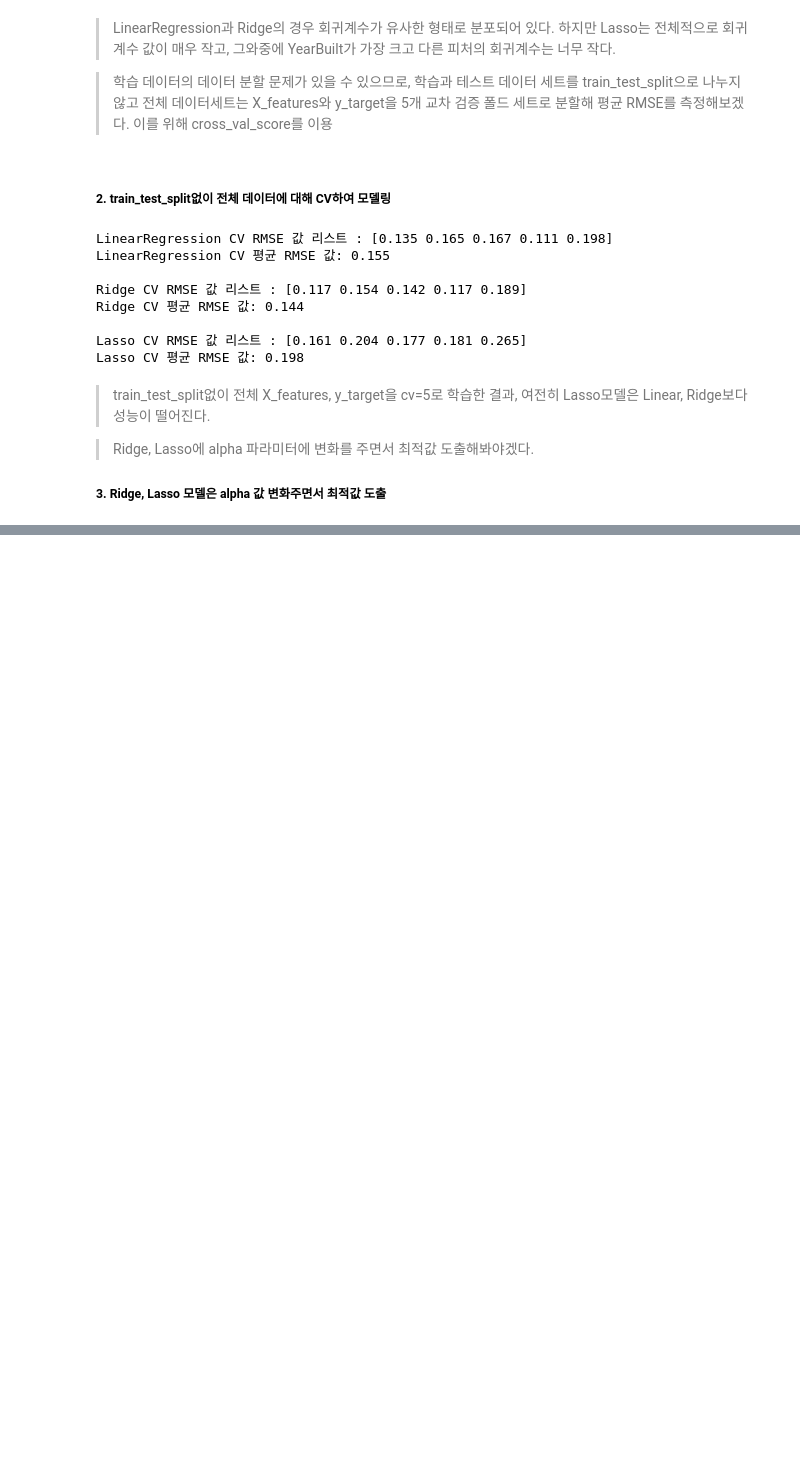
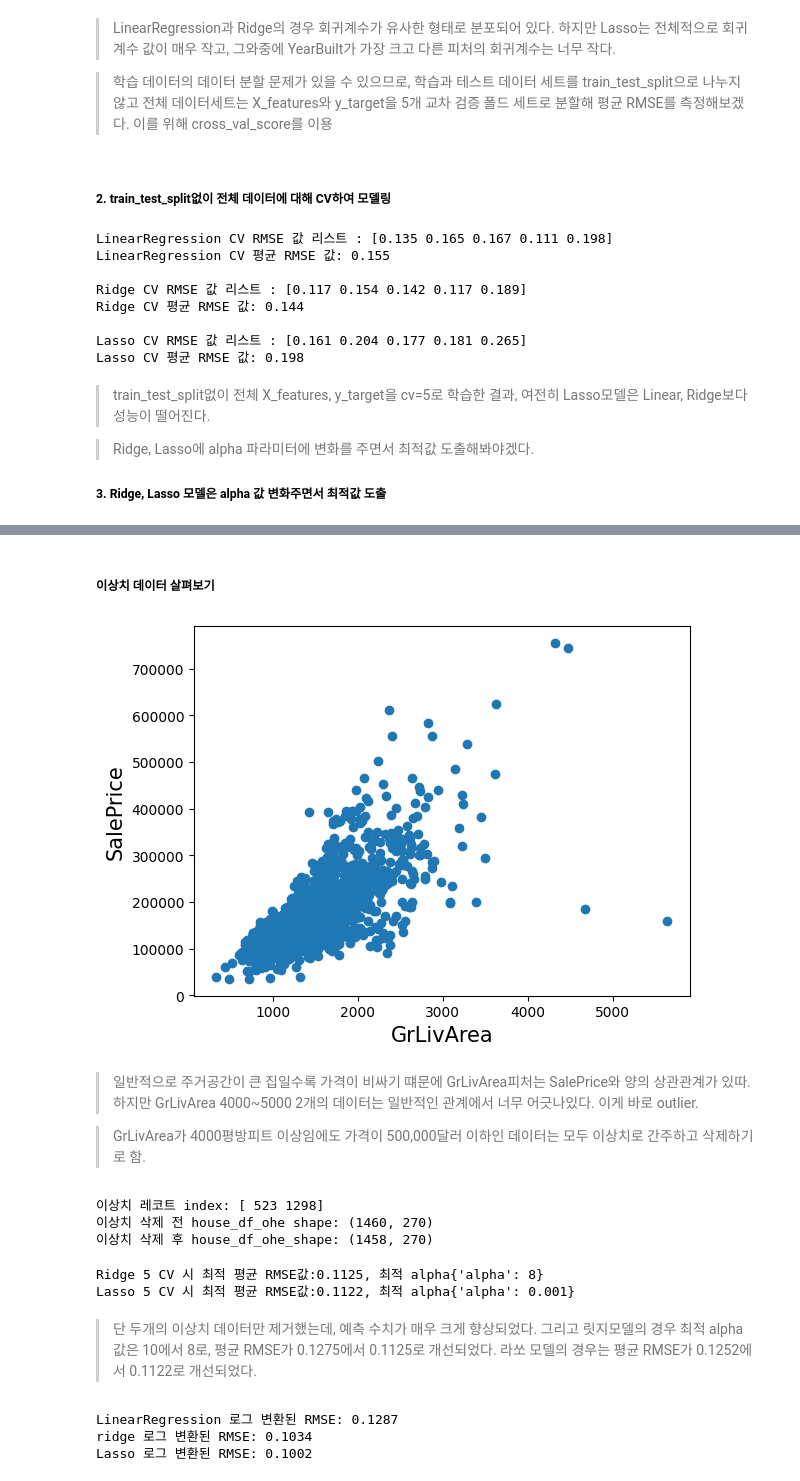
Before and after one commit to Jeeunun/Algorithms, a Jupyter notebook: 1.ML/1.Supervised_Learning/2.Estimation/1.Linear_Regression/Regression-House_prices_dataset.ipynb, the cells around one changed output, grey strips where cells are left out. Cells and saved outputs as stored; diff of their text form; code cells hidden in the pictures; blank space fills up the shorter version.

```diff
--- a/1.ML/1.Supervised_Learning/2.Estimation/1.Linear_Regression/Regression-House_prices_dataset.ipynb
+++ b/1.ML/1.Supervised_Learning/2.Estimation/1.Linear_Regression/Regression-House_prices_dataset.ipynb
@@ -271,0 +396,72 @@ from sklearn.model_selection import GridSearchCV
+# %% [markdown]
+##### 이상치 데이터 살펴보기
+# %%
+# 원본데이터 house_df_org 살펴보기
+plt.scatter(x=house_df_org['GrLivArea'], y=house_df_org['SalePrice'])
+plt.ylabel('SalePrice', fontsize=15)
+plt.xlabel('GrLivArea', fontsize=15)
+plt.show()
+# %% [output]
+[figure, added]
+# %% [markdown]
+> 일반적으로 주거공간이 큰 집일수록 가격이 비싸기 떄문에 GrLivArea피처는 SalePrice와 양의 상관관계가 있따. 하지만 GrLivArea 4000~5000 2개의 데이터는 일반적인 관계에서 너무 어긋나있다. 이게 바로 outlier.
+
+> GrLivArea가 4000평방피트 이상임에도 가격이 500,000달러 이하인 데이터는 모두 이상치로 간주하고 삭제하기로 함.
+# %%
+# GrLivArea와 SalePrice 모두 로그 변환됐으므로 이를 반영한 조건 생성.
+con1 = house_df_ohe['GrLivArea'] > np.log1p(4000)
+con2 = house_df_ohe['SalePrice'] < np.log1p(500000)
+outlier_index = house_df_ohe[con1&con2].index
+
+print('이상치 레코트 index:', outlier_index.values)
+print('이상치 삭제 전 house_df_ohe shape:', house_df_ohe.shape)
+
+# DataFrame의 인덱스를 이용해 이상치 레코트 삭제
+house_df_ohe.drop(outlier_index, axis=0, inplace=True)
+print('이상치 삭제 후 house_df_ohe_shape:', house_df_ohe.shape)
+# %% [output]
+이상치 레코트 index: [ 523 1298]
+이상치 삭제 전 house_df_ohe shape: (1460, 270)
+이상치 삭제 후 house_df_ohe_shape: (1458, 270)
+# %%
+y_target = house_df_ohe['SalePrice']
+X_features = house_df_ohe.drop('SalePrice', axis=1, inplace=False)
+
+X_train, X_test, y_train, y_test = train_test_split(X_features, y_target, test_size=0.2, random_state=156)
+
+ridge_params = {'alpha':[0.05, 0.1, 1, 5, 8, 10, 12, 15, 20]}
+lasso_params = {'alpha': [0.001, 0.005, 0.008, 0.05, 0.03, 0.1, 0.5, 1, 5, 10]}
+
+print_best_params(ridge_reg, ridge_params)
+print_best_params(lasso_reg, lasso_params)
+# %% [output]
+Ridge 5 CV 시 최적 평균 RMSE값:0.1125, 최적 alpha{'alpha': 8}
+Lasso 5 CV 시 최적 평균 RMSE값:0.1122, 최적 alpha{'alpha': 0.001}
+# %% [markdown]
+> 단 두개의 이상치 데이터만 제거했는데, 예측 수치가 매우 크게 향상되었다. 그리고 릿지모델의 경우 최적 alpha값은 10에서 8로, 평균 RMSE가 0.1275에서 0.1125로 개선되었다. 라쏘 모델의 경우는 평균 RMSE가 0.1252에서 0.1122로 개선되었다.
+# %%
+# 이상치 데이터 제거 이후, 모델링 및 평가
+lr_reg = LinearRegression()
+lr_reg.fit(X_train, y_train)
+pred = lr_reg.predict(X_test)
+mse = mean_squared_error(y_test, pred)
+rmse = np.sqrt(mse)
+print('LinearRegression 로그 변환된 RMSE:', np.round(rmse,4))
+
+ridge_reg = Ridge(alpha=8)
+ridge_reg.fit(X_train, y_train)
+pred = ridge_reg.predict(X_test)
+mse = mean_squared_error(y_test, pred)
+rmse = np.sqrt(mse)
+print('ridge 로그 변환된 RMSE:', np.round(rmse,4))
+
+lasso_reg = Lasso(alpha=0.001)
+lasso_reg.fit(X_train, y_train)
+pred = lasso_reg.predict(X_test)
+mse = mean_squared_error(y_test, pred)
+rmse = np.sqrt(mse)
+print('Lasso 로그 변환된 RMSE:', np.round(rmse,4))
+# %% [output]
+LinearRegression 로그 변환된 RMSE: 0.1287
+ridge 로그 변환된 RMSE: 0.1034
+Lasso 로그 변환된 RMSE: 0.1002
```
Also changed, not shown: parts of 23 cells of this notebook.
